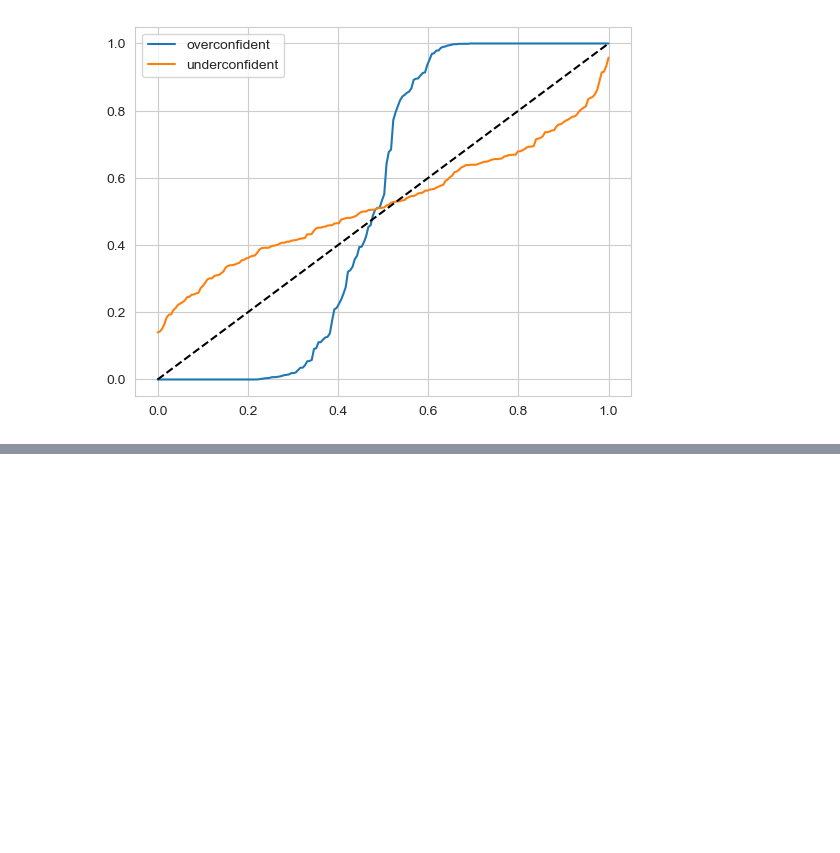
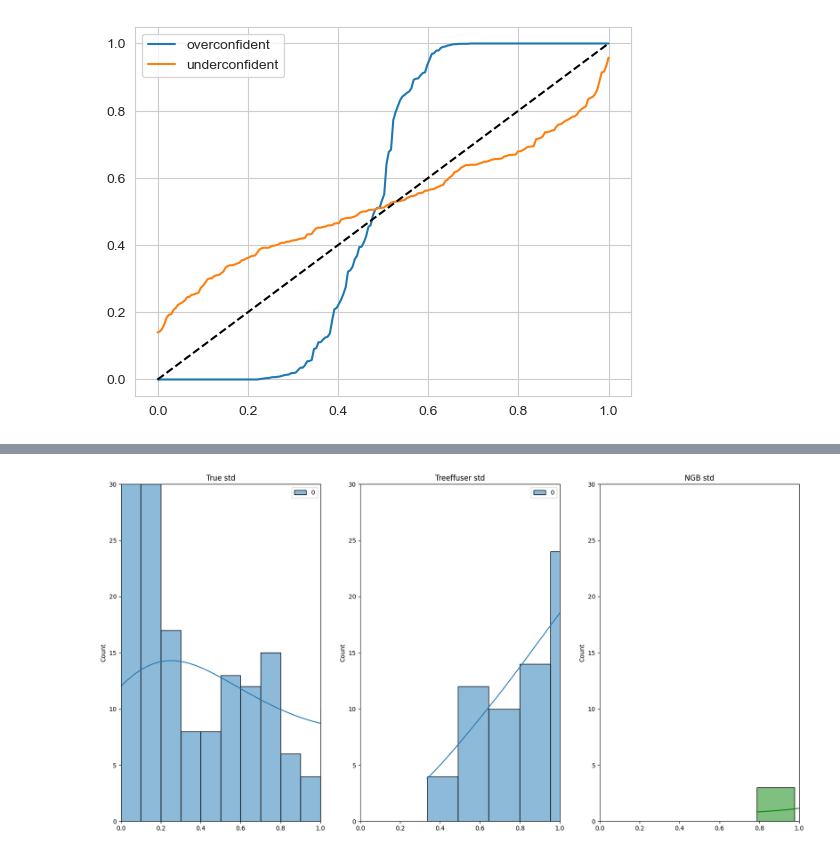
Before and after one commit to blei-lab/treeffuser, a Jupyter notebook: testbed/example.ipynb, the cells around one changed output, grey strips where cells are left out. Saved outputs shown, nothing was run; the diff lists cells and outputs as text; code cells hidden in the pictures; blank space fills up the shorter version.

```diff
--- a/testbed/example.ipynb
+++ b/testbed/example.ipynb
@@ -298,0 +433,24 @@ plt.legend()
+# %%
+# Plot stds with seaborn on three different plots
+import seaborn as sns
+
+fig, ax = plt.subplots(1, 3, figsize=(20, 10))
+
+# plot the true std
+sns.histplot(y_test_std, bins=30, kde=True, ax=ax[0], color="red")
+ax[0].set_title("True std")
+
+# plot the treff std
+sns.histplot(samples["treeffuser_vesde"].std(axis=0), bins=30, kde=True, ax=ax[1], color="blue")
+ax[1].set_title("Treeffuser std")
+
+# plot the ngb std
+sns.histplot(samples["ngb"].std(axis=0), bins=30, kde=True, ax=ax[2], color="green")
+ax[2].set_title("NGB std")
+
+# set all axes to the same limits
+for a in ax:
+    a.set_xlim([0, 1])
+    a.set_ylim([0, 30])
+# %% [output]
+[figure, added]
```
Also changed, not shown: parts of 10 cells of this notebook, 1 other file.
